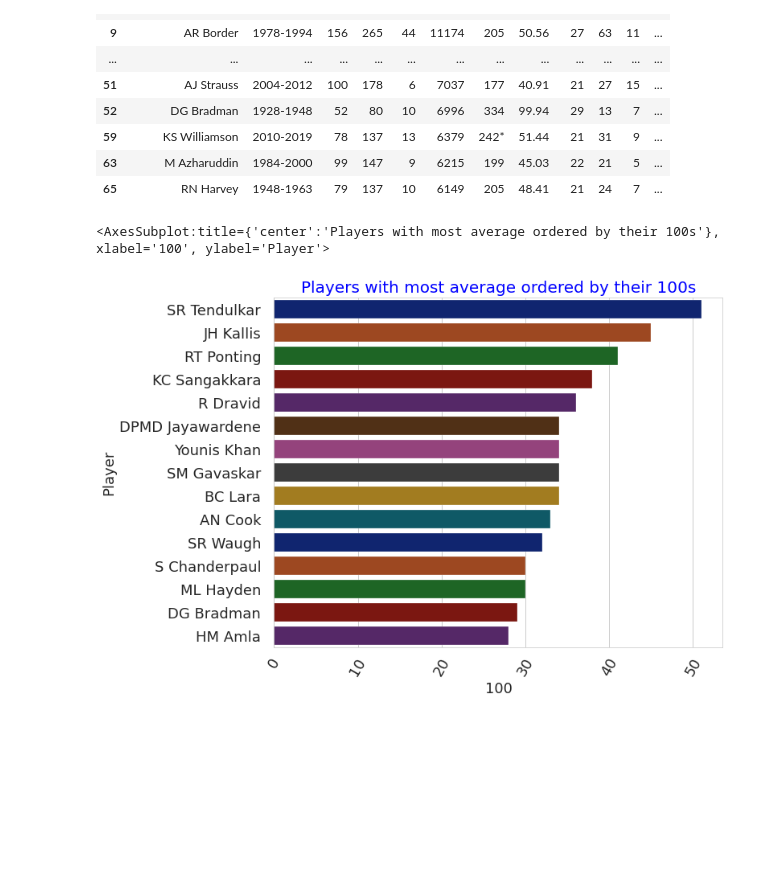
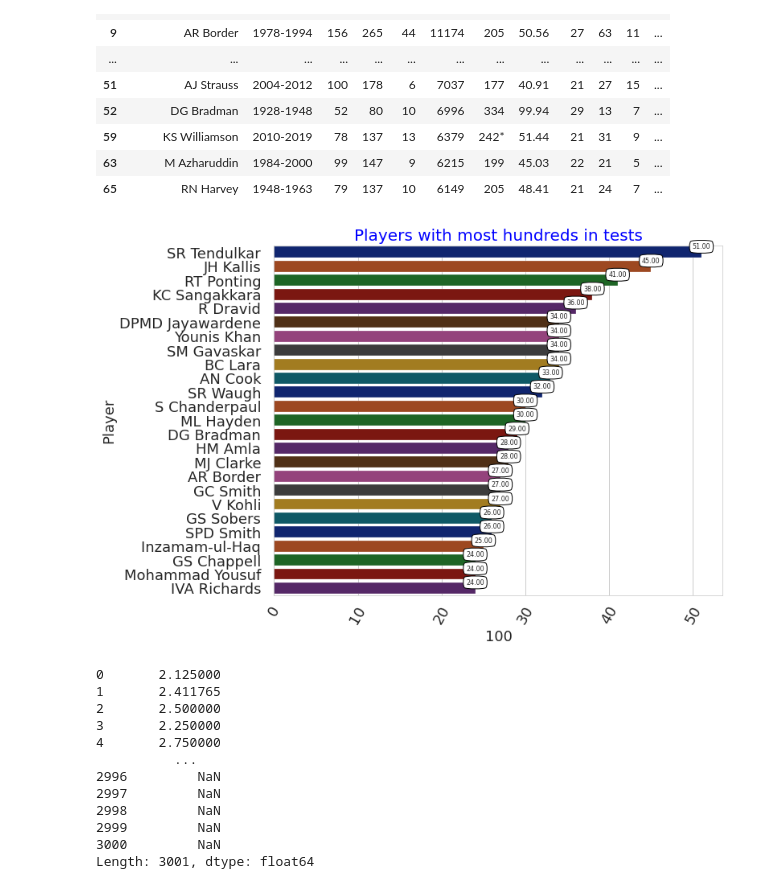
Before and after one commit to sathishkumar118/EDA-with-ICC-teset-cricket-runs, a Jupyter notebook: icc-test-cricket-runs-eda.ipynb, the cells around one changed output. Drawn from its saved outputs; the diff is of its cells as text; code cells hidden in the pictures; blank space fills up the shorter version.

Commit message:
Kaggle Notebook | ICC test cricket runs- EDA | Version 3

```diff
--- a/icc-test-cricket-runs-eda.ipynb
+++ b/icc-test-cricket-runs-eda.ipynb
@@ -32,6 +34,7 @@ params = {'legend.fontsize': 15,
          'ytick.labelsize':18}
 plt.rcParams.update(params)
 img_fmt = 'svg'
+plot_no = 0
 # %%
 df = pd.read_csv('/kaggle/input/icc-test-cricket-runs/ICC Test Batting Figures.csv',encoding= 'unicode_escape')
 df.head()
@@ -120,11 +123,35 @@ df[df['100']>20]
 | 65 | RN Harvey | 1948-1963 | 79 | 137 | 10 | 6149 | 205 | 48.41 | 21 | 24 | 7 | ... |
 # %%
 #filter the players who played 100+ matches and sort out the top n players with best average
-df2 = df.sort_values(by='100',ascending=False).head(15)
+df2 = df.sort_values(by='100',ascending=False).head(25)
 _ = plt.subplots(figsize = (10,8))
 _ = plt.xticks(rotation = 60)
-_ = plt.title('Players with most average ordered by their 100s', color='blue', fontsize=20)
-sns.barplot(data = df2, y='Player',x = '100', palette='dark')
+_ = plt.title('Players with most hundreds in tests', color='blue', fontsize=20)
+plots = sns.barplot(data = df2, y='Player',x = '100', palette='dark')
+for bar in plots.patches:
+    _ = plots.annotate(format(bar.get_width(), '.2f'),
+                   (bar.get_width(),bar.get_y())
+                       , ha='center', va='center',
+                   size=8, xytext=(0, 0),bbox=dict(boxstyle="round4,pad=0.5", fc="w", ec="black", lw=1),
+                   textcoords='offset points')
+plt.savefig(str(plot_no)+'_plot.png')
+plot_no +=1
 # %% [output]
-<AxesSubplot:title={'center':'Players with most average ordered by their 100s'}, xlabel='100', ylabel='Player'>
-[figure, old version]
+[figure, new version]
+# %%
+#average number of hundreds scored in a year
+df['years_played'] = df.Span.apply(lambda x: abs(eval(x)))
+df['100']/df.years_played
+# %% [output]
+0       2.125000
+1       2.411765
+2       2.500000
+3       2.250000
+4       2.750000
+          ...
+2996         NaN
+2997         NaN
+2998         NaN
+2999         NaN
+3000         NaN
+Length: 3001, dtype: float64
```
Also changed, not shown: parts of 1 cell of this notebook.
